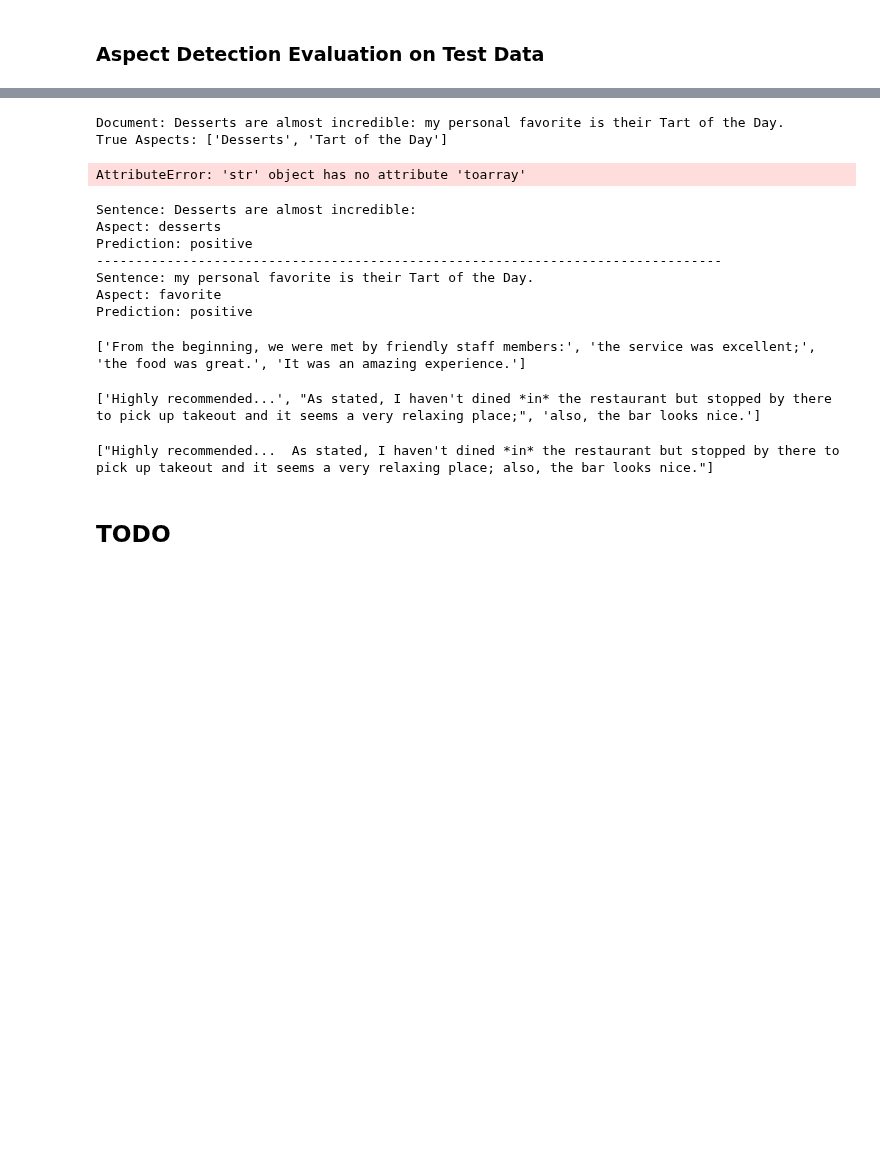
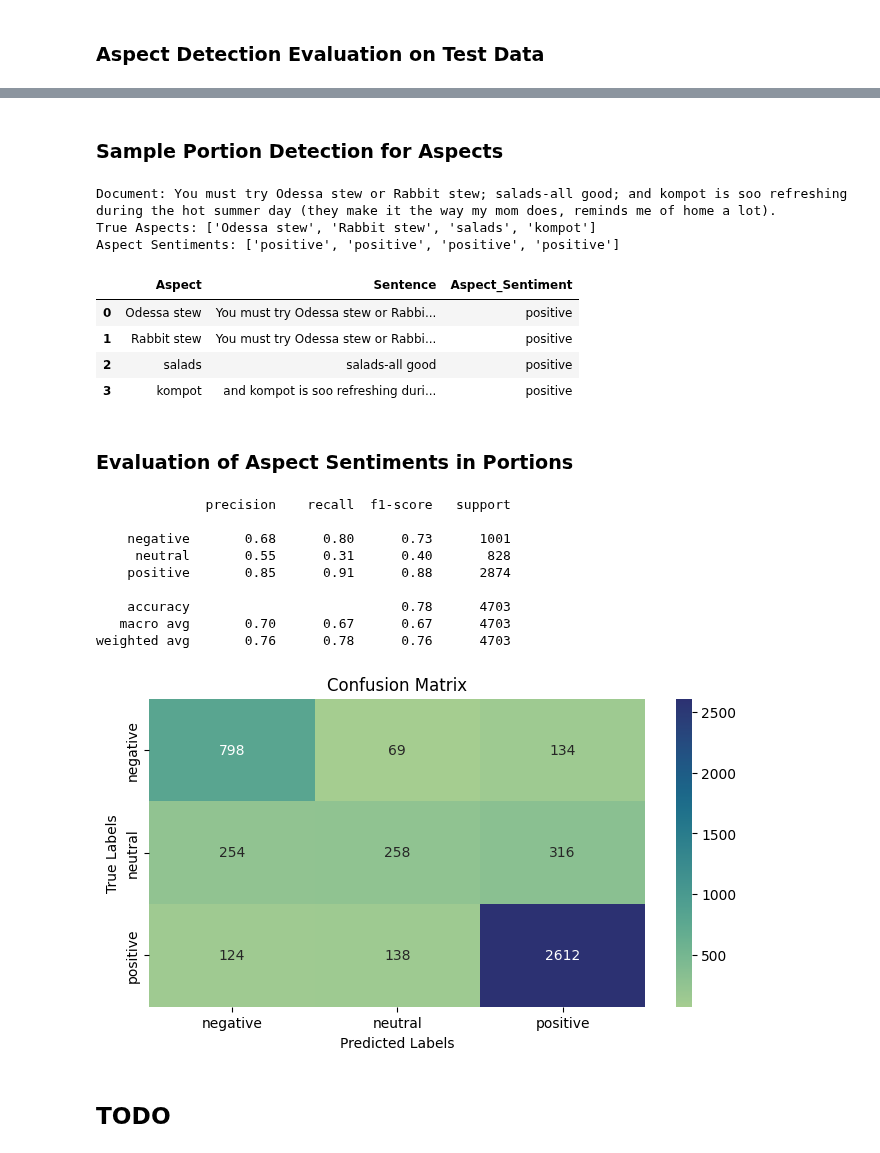
Before and after one commit to tabaraei/aspect-based-sentiment-analysis, a Jupyter notebook: ABSA.ipynb, the cells around one changed output, grey strips where cells are left out. Saved outputs shown, nothing was run; the diff lists cells and outputs as text; code cells hidden in the pictures; blank space fills up the shorter version.

```diff
--- a/ABSA.ipynb
+++ b/ABSA.ipynb
@@ -639,61 +674,43 @@ First utilized sent_tokenize from NLTK, but it was unable to detect text portion
+# %% [markdown]
+### Sample Portion Detection for Aspects
 # %%
-document_id = 22
-vectorized_doc = AD.X_test[document_id]
+document_id = 453
 
 row = AD.test_df.iloc[document_id]
 document = row.Document
 true_aspects = row.Aspects
+aspect_sentiments = row.Aspect_Sentiments
 
-print(f'Document: {document}\nTrue Aspects: {true_aspects}')
+print(f'Document: {document}\nTrue Aspects: {true_aspects}\nAspect Sentiments: {aspect_sentiments}')
 # %% [output]
-Document: Desserts are almost incredible: my personal favorite is their Tart of the Day.
-True Aspects: ['Desserts', 'Tart of the Day']
+Document: You must try Odessa stew or Rabbit stew; salads-all good; and kompot is soo refreshing during the hot summer day (they make it the way my mom does, reminds me of home a lot).
+True Aspects: ['Odessa stew', 'Rabbit stew', 'salads', 'kompot']
+Aspect Sentiments: ['positive', 'positive', 'positive', 'positive']
 # %%
-AD.get_sentences_for_aspects(document, true_aspects)
+AD.get_sentence_for_aspects(document, true_aspects, aspect_sentiments)
 # %% [output]
-AttributeError: 'str' object has no attribute 'toarray'
+|  | Aspect | Sentence | Aspect_Sentiment |
+| 0 | Odessa stew | You must try Odessa stew or Rabbi... | positive |
+| 1 | Rabbit stew | You must try Odessa stew or Rabbi... | positive |
+| 2 | salads | salads-all good | positive |
+| 3 | kompot | and kompot is soo refreshing duri... | positive |
-# %%
-aspect_sentence_pairs = AD.get_sentences_for_aspects(document, candidate_aspects)
-for idx, pair in enumerate(aspect_sentence_pairs):
-    for aspect, sentence in pair.items():
-        prediction = AD.clf.predict(AD.vec.transform([sentence]))[0]
-        print(f'Sentence: {sentence}\nAspect: {aspect}\nPrediction: {prediction}')
-        if idx != len(aspect_sentence_pairs) - 1: print('-' * 80)
-# %% [output]
-Sentence: Desserts are almost incredible:
-Aspect: desserts
-Prediction: positive
---------------------------------------------------------------------------------
-Sentence: my personal favorite is their Tart of the Day.
-Aspect: favorite
-Prediction: positive
-# %%
-import re
-
-# Example sentence
-text = "From the beginning, we were met by friendly staff members: the service was excellent; the food was great. It was an amazing experience."
-
-# Split the sentence based on the specified punctuations
-
-# Remove any extra whitespace and filter out empty strings
-# %% [output]
-['From the beginning, we were met by friendly staff members:', 'the service was excellent;', 'the food was great.', 'It was an amazing experience.']
-# %%
-text = "Highly recommended...  As stated, I haven't dined *in* the restaurant but stopped by there to pick up takeout and it seems a very relaxing place; also, the bar looks nice."
-sentences = re.split(r'(?<=[:;.!?])\s+', document)
-sentences = [sentence.strip() for sentence in sentences if sentence.strip()]
-print(split_sentences)
-# %% [output]
-['Highly recommended...', "As stated, I haven't dined *in* the restaurant but stopped by there to pick up takeout and it seems a very relaxing place;", 'also, the bar looks nice.']
-# %%
-doc = nlp(
-
-# Break down the sentence by conjunctions
-split_sentences = [sent.text.strip() for sent in doc.sents]
-
-print(split_sentences)
-# %% [output]
-["Highly recommended...  As stated, I haven't dined *in* the restaurant but stopped by there to pick up takeout and it seems a very relaxing place; also, the bar looks nice."]
+# %% [markdown]
+### Evaluation of Aspect Sentiments in Portions
+# %%
+report, cm = AD.evaluate_aspect_sentiments_in_portions()
+print(report)
+visualize.confusion_matrix(cm, pred_labels=AD.class_labels, true_labels=AD.class_labels)
+# %% [output]
+              precision    recall  f1-score   support
+
+    negative       0.68      0.80      0.73      1001
+     neutral       0.55      0.31      0.40       828
+    positive       0.85      0.91      0.88      2874
+
+    accuracy                           0.78      4703
+   macro avg       0.70      0.67      0.67      4703
+weighted avg       0.76      0.78      0.76      4703
+[figure, added]
 # %% [markdown]
 ## TODO
 # %%
```
Also changed, not shown: parts of 15 cells of this notebook.
